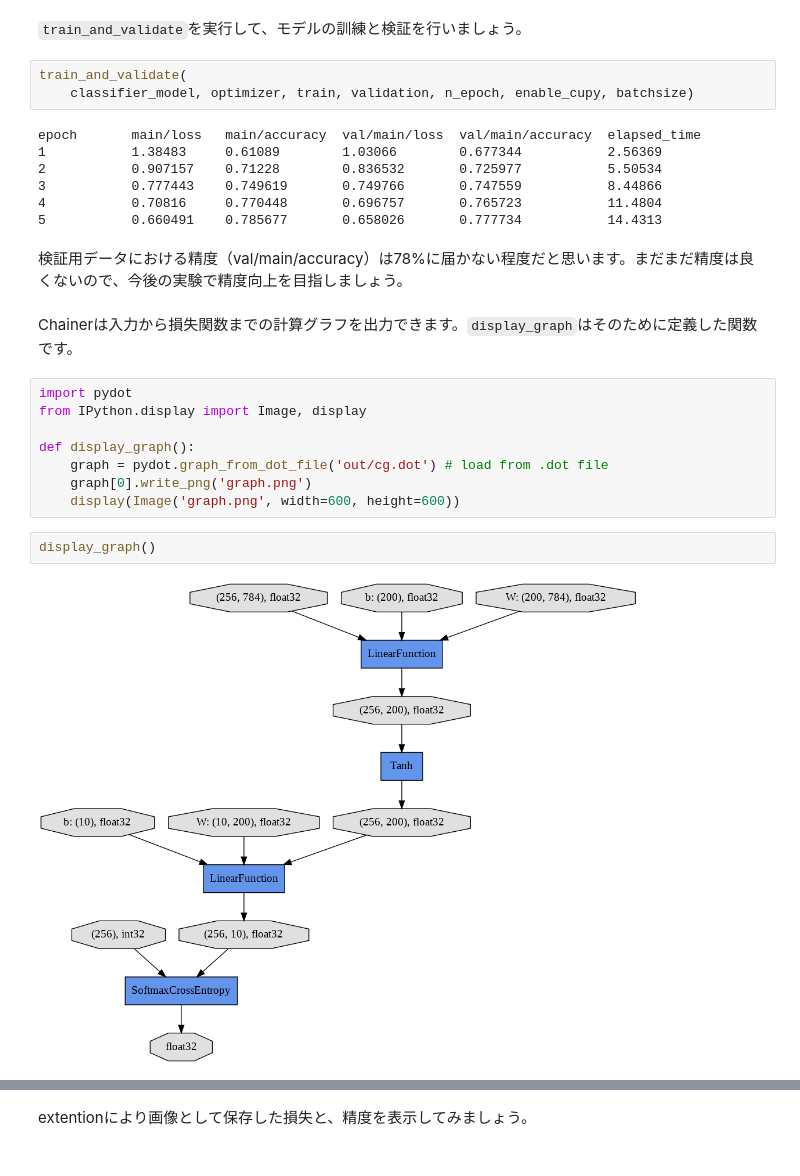
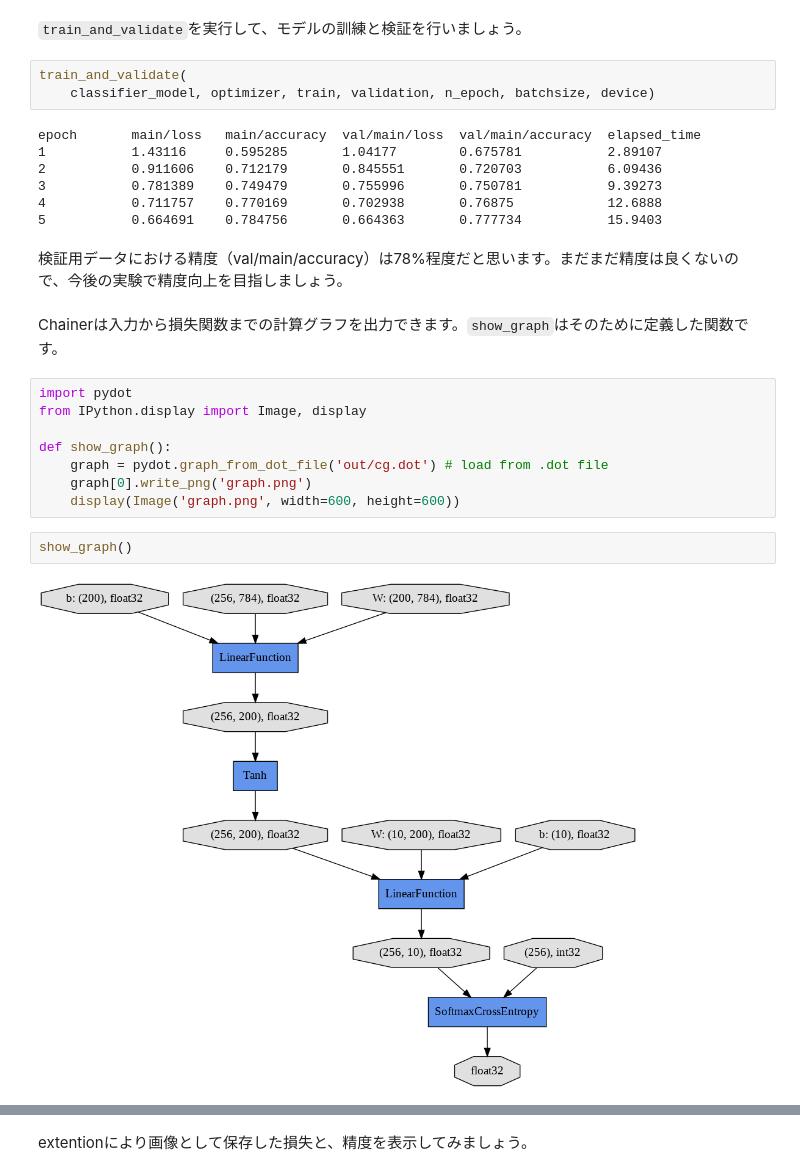
Before and after one commit to chainer-community/chainer-colab-notebook, a Jupyter notebook: hands_on_ja/chainer/begginers_hands_on/00_How_to_use_chainer_on_colaboratory.ipynb, the cells around one changed output, grey strips where cells are left out. Drawn from its saved outputs; the diff is of its cells as text.

```diff
--- a/hands_on_ja/chainer/begginers_hands_on/00_How_to_use_chainer_on_colaboratory.ipynb
+++ b/hands_on_ja/chainer/begginers_hands_on/00_How_to_use_chainer_on_colaboratory.ipynb
@@ -370,28 +385,28 @@ optimizer = optimizers.SGD()
 ``train_and_validate``を実行して、モデルの訓練と検証を行いましょう。
 # %%
 train_and_validate(
-    classifier_model, optimizer, train, validation, n_epoch, enable_cupy, batchsize)
+    classifier_model, optimizer, train, validation, n_epoch, batchsize, device)
 # %% [output]
 epoch       main/loss   main/accuracy  val/main/loss  val/main/accuracy  elapsed_time
-1           1.38483     0.61089        1.03066        0.677344           2.56369
-2           0.907157    0.71228        0.836532       0.725977           5.50534
-3           0.777443    0.749619       0.749766       0.747559           8.44866
-4           0.70816     0.770448       0.696757       0.765723           11.4804
-5           0.660491    0.785677       0.658026       0.777734           14.4313
+1           1.43116     0.595285       1.04177        0.675781           2.89107
+2           0.911606    0.712179       0.845551       0.720703           6.09436
+3           0.781389    0.749479       0.755996       0.750781           9.39273
+4           0.711757    0.770169       0.702938       0.76875            12.6888
+5           0.664691    0.784756       0.664363       0.777734           15.9403
 # %% [markdown]
-検証用データにおける精度（val/main/accuracy）は78%に届かない程度だと思います。まだまだ精度は良くないので、今後の実験で精度向上を目指しましょう。
+検証用データにおける精度（val/main/accuracy）は78%程度だと思います。まだまだ精度は良くないので、今後の実験で精度向上を目指しましょう。
 # %% [markdown]
-Chainerは入力から損失関数までの計算グラフを出力できます。``display_graph``はそのために定義した関数です。
+Chainerは入力から損失関数までの計算グラフを出力できます。``show_graph``はそのために定義した関数です。
 # %%
 import pydot
 from IPython.display import Image, display
 
-def display_graph():
+def show_graph():
     graph = pydot.graph_from_dot_file('out/cg.dot') # load from .dot file
     graph[0].write_png('graph.png')
     display(Image('graph.png', width=600, height=600))
-# %%
-display_graph()
-# %% [output]
-[figure, removed]
+# %%
+show_graph()
+# %% [output]
+[figure, added]
 # %% [markdown]
```
Also changed, not shown: parts of 60 cells of this notebook.
